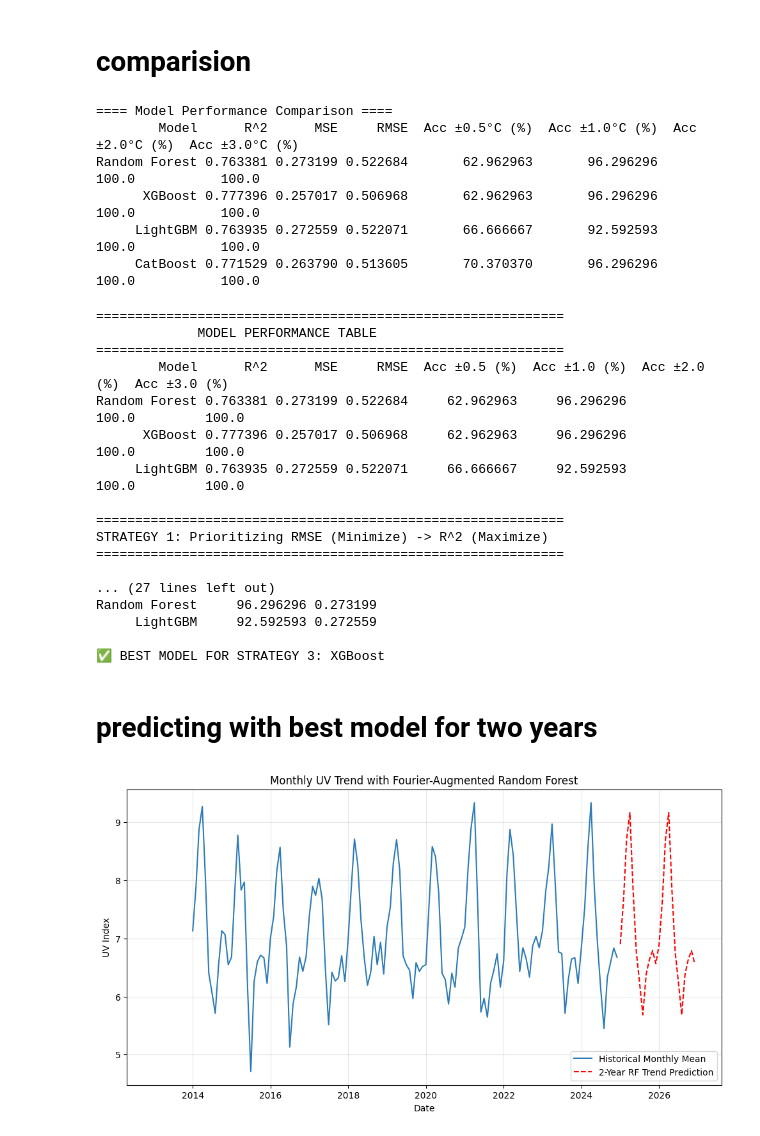
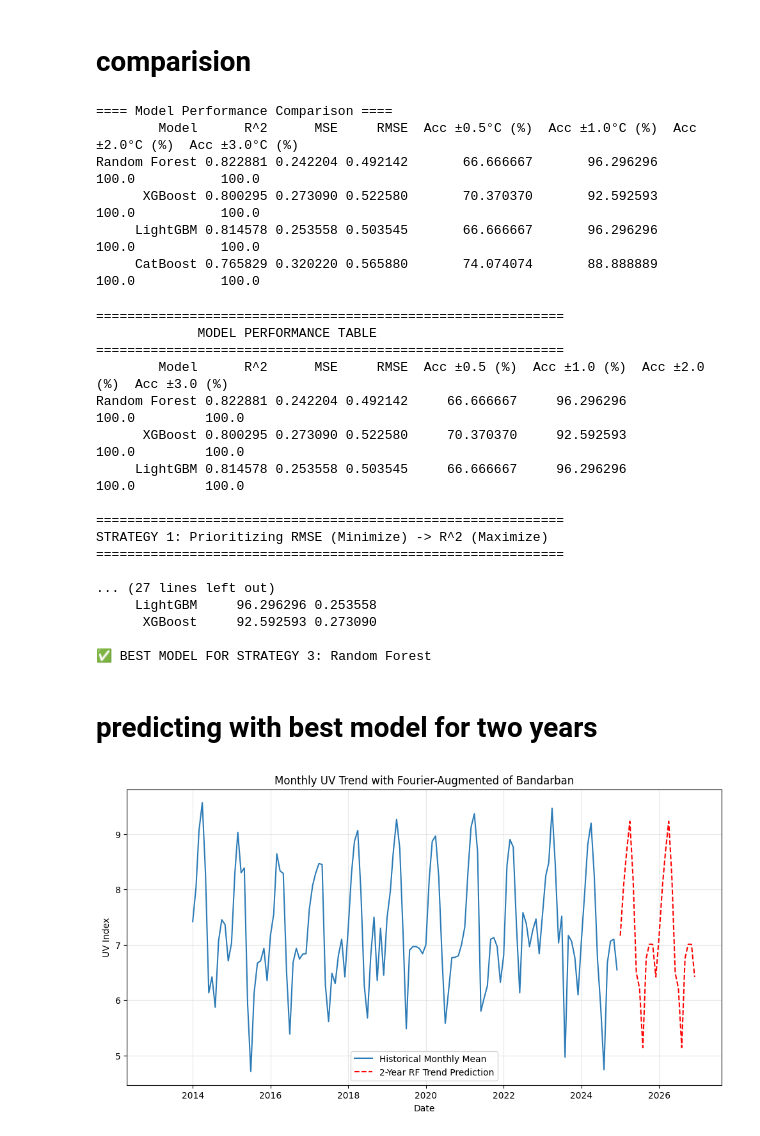
Before and after one commit to not-your-pancake/TCC_Journal, a Jupyter notebook: UV something/bagerhat_UV.ipynb, the cells around one changed output. Saved outputs shown, nothing was run; the diff lists cells and outputs as text; code cells hidden in the pictures.

```diff
--- a/UV something/bagerhat_UV.ipynb
+++ b/UV something/bagerhat_UV.ipynb
@@ -3,16 +3,17 @@
 # %%
 import pandas as pd
 # %%
-df_bandarban = pd.read_csv('../1980-2024-dataset/Bagerhat_historical_weather_1980_2024.csv')
+district = 'Bandarban'
+df_district = pd.read_csv(f'../1980-2024-dataset/{district}_historical_weather_1980_2024.csv')
 
-df_bandarban = df_bandarban.drop('district', axis =1 )
+df_district = df_district.drop('district', axis =1 )
 
 desired_colmn = ['day', 'month', 'year', 'UV']
-df_bandarban = df_bandarban[desired_colmn]
+df_district = df_district[desired_colmn]
 
-df_bandarban = df_bandarban.dropna()
+df_district = df_district.dropna()
 
-df_bandarban.head()
+df_district.head()
 # %% [output]
 |  | day | month | year | UV |
 | 12054 | 1 | 1 | 2013 | 7.0 |
@@ -23,20 +24,20 @@ df_bandarban.head()
 # %%
 import matplotlib.pyplot as plt
 
-if 'date' not in df_bandarban.columns:
-    df_bandarban['date'] = pd.to_datetime(df_bandarban[['year', 'month', 'day']])
+if 'date' not in df_district.columns:
+    df_district['date'] = pd.to_datetime(df_district[['year', 'month', 'day']])
 
 # show date range
-min_date = df_bandarban['date'].min()
-max_date = df_bandarban['date'].max()
+min_date = df_district['date'].min()
+max_date = df_district['date'].max()
 print(f"Date range: {min_date.date()} to {max_date.date()}")
 
 
 # # filter data for custom date range: 2020 to 2024
-# df_bandarban = df_bandarban[
-#     (df_bandarban['date'] >= '1980-01-01') & (df_bandarban['date'] <= '2024-12-31')
+# df_district = df_district[
+#     (df_district['date'] >= '1980-01-01') & (df_district['date'] <= '2024-12-31')
 # ]
-# custom_range_df = df_bandarban.copy()
+# custom_range_df = df_district.copy()
 
 # # show date range
 # min_date = custom_range_df['date'].min()
@@ -45,7 +46,7 @@ print(f"Date range: {min_date.date()} to {max_date.date()}")
 
 # plot daily temperature time series
 plt.figure(figsize=(12, 4))
-plt.plot(df_bandarban['date'], df_bandarban['UV'], linewidth=0.2)
+plt.plot(df_district['date'], df_district['UV'], linewidth=0.2)
 plt.xlabel('Date')
 plt.ylabel('UV')
 plt.title('UV of bandarban ')
@@ -62,7 +63,7 @@ import matplotlib.pyplot as plt
 from sklearn.ensemble import RandomForestRegressor
 
 # 1. Prepare Monthly Data
-df = df_bandarban.copy() # [cite: 101]
+df = df_district.copy() # [cite: 101]
 df['date'] = pd.to_datetime(df[['year', 'month', 'day']]) # [cite: 116]
 df_monthly = df.set_index('date')['UV'].resample('MS').mean().reset_index()
 df_monthly = df_monthly.dropna()
@@ -449,10 +450,10 @@ print(model_performance.to_string(index=False))
 # %% [output]
 ==== Model Performance Comparison ====
         Model      R^2      MSE     RMSE  Acc ±0.5°C (%)  Acc ±1.0°C (%)  Acc ±2.0°C (%)  Acc ±3.0°C (%)
-Random Forest 0.763381 0.273199 0.522684       62.962963       96.296296           100.0           100.0
-      XGBoost 0.777396 0.257017 0.506968       62.962963       96.296296           100.0           100.0
-     LightGBM 0.763935 0.272559 0.522071       66.666667       92.592593           100.0           100.0
-     CatBoost 0.771529 0.263790 0.513605       70.370370       96.296296           100.0           100.0
+Random Forest 0.822881 0.242204 0.492142       66.666667       96.296296           100.0           100.0
+      XGBoost 0.800295 0.273090 0.522580       70.370370       92.592593           100.0           100.0
+     LightGBM 0.814578 0.253558 0.503545       66.666667       96.296296           100.0           100.0
+     CatBoost 0.765829 0.320220 0.565880       74.074074       88.888889           100.0           100.0
 # %%
 def select_best_model(df, sort_by_metrics):
     """
@@ -574,19 +575,19 @@ print(f"\n✅ BEST MODEL FOR STRATEGY 3: {best_model_3}")
              MODEL PERFORMANCE TABLE
 ============================================================
         Model      R^2      MSE     RMSE  Acc ±0.5 (%)  Acc ±1.0 (%)  Acc ±2.0 (%)  Acc ±3.0 (%)
-Random Forest 0.763381 0.273199 0.522684     62.962963     96.296296         100.0         100.0
-      XGBoost 0.777396 0.257017 0.506968     62.962963     96.296296         100.0         100.0
-     LightGBM 0.763935 0.272559 0.522071     66.666667     92.592593         100.0         100.0
+Random Forest 0.822881 0.242204 0.492142     66.666667     96.296296         100.0         100.0
+      XGBoost 0.800295 0.273090 0.522580     70.370370     92.592593         100.0         100.0
+     LightGBM 0.814578 0.253558 0.503545     66.666667     96.296296         100.0         100.0
 
 ============================================================
 STRATEGY 1: Prioritizing RMSE (Minimize) -> R^2 (Maximize)
 ============================================================
 
 ... (27 lines left out)
-Random Forest     96.296296 0.273199
-     LightGBM     92.592593 0.272559
+     LightGBM     96.296296 0.253558
+      XGBoost     92.592593 0.273090
 
-✅ BEST MODEL FOR STRATEGY 3: XGBoost
+✅ BEST MODEL FOR STRATEGY 3: Random Forest
 # %% [markdown]
 # predicting with best model for two years
 # %%
@@ -596,7 +597,7 @@ import matplotlib.pyplot as plt
 from sklearn.ensemble import RandomForestRegressor
 
 # 1. Prepare Monthly Data
-df = df_bandarban.copy() # [cite: 101]
+df = df_district.copy() # [cite: 101]
 df['date'] = pd.to_datetime(df[['year', 'month', 'day']]) # [cite: 116]
 df_monthly = df.set_index('date')['UV'].resample('MS').mean().reset_index()
 
@@ -614,36 +615,43 @@ df_features = add_fourier_features(df_monthly.copy())
 df_features['year_val'] = df_features['date'].dt.year
 
 # 3. Define Features and Target
 fourier_cols = [c for c in df_features.columns if 'sin' in c or 'cos' in c]
 FEATURES = ['year_val'] + fourier_cols
 X = df_features[FEATURES]
 y = df_features['UV']
 
 # 4. Train Random Forest [cite: 145, 146]
-rf = RandomForestRegressor(n_estimators=500, random_state=42, n_jobs=-1)
+rf = RandomForestRegressor(
+    n_estimators=500,
+    max_depth=None,
+    min_samples_split=2,
+    min_samples_leaf=1,
+    random_state=42,
+    n_jobs=-1
+)
 rf.fit(X_train, y_train)
 
 # 5. Predict 2 Years Future (24 months)
 last_date = df_features['date'].max()
 future_dates = pd.date_range(start=last_date + pd.DateOffset(months=1), periods=24, freq='MS')
 future_df = pd.DataFrame({'date': future_dates})
 future_df['year_val'] = future_df['date'].dt.year
 future_df = add_fourier_features(future_df)
 
 predictions = rf.predict(future_df[FEATURES])
 
 # 6. Visualization
 plt.figure(figsize=(12, 6))
 plt.plot(df_features['date'], y, label='Historical Monthly Mean', color='#2c7bb6') # [cite: 80]
 plt.plot(future_dates, predictions, label='2-Year RF Trend Prediction', linestyle='--', color='red')
-plt.title('Monthly UV Trend with Fourier-Augmented Random Forest')
+plt.title(f'Monthly UV Trend with Fourier-Augmented of {district}')
 plt.xlabel('Date')
 plt.ylabel('UV Index')
 plt.legend()
 plt.grid(True, alpha=0.3)
 plt.show()
 # %% [output]
-[figure, old version]
+[figure, new version]
 # %%
 import pandas as pd
 import numpy as np
```
Also changed, not shown: parts of 10 cells of this notebook, 8 other files.
